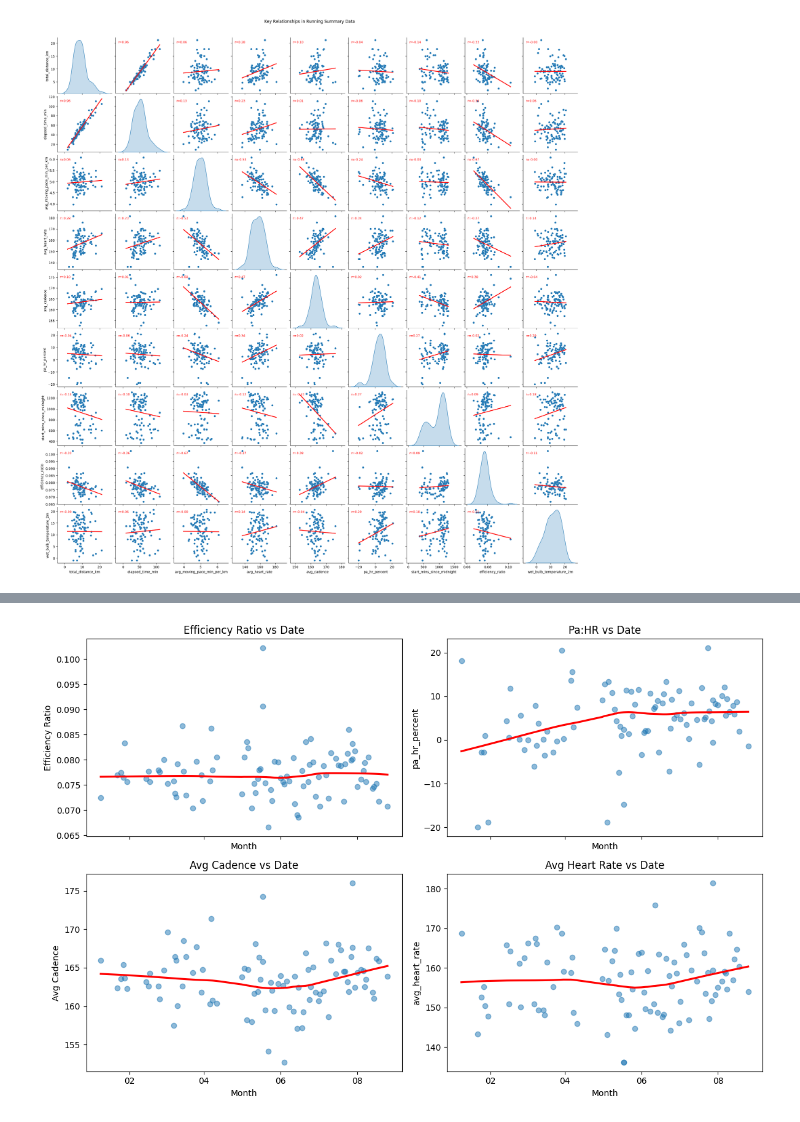
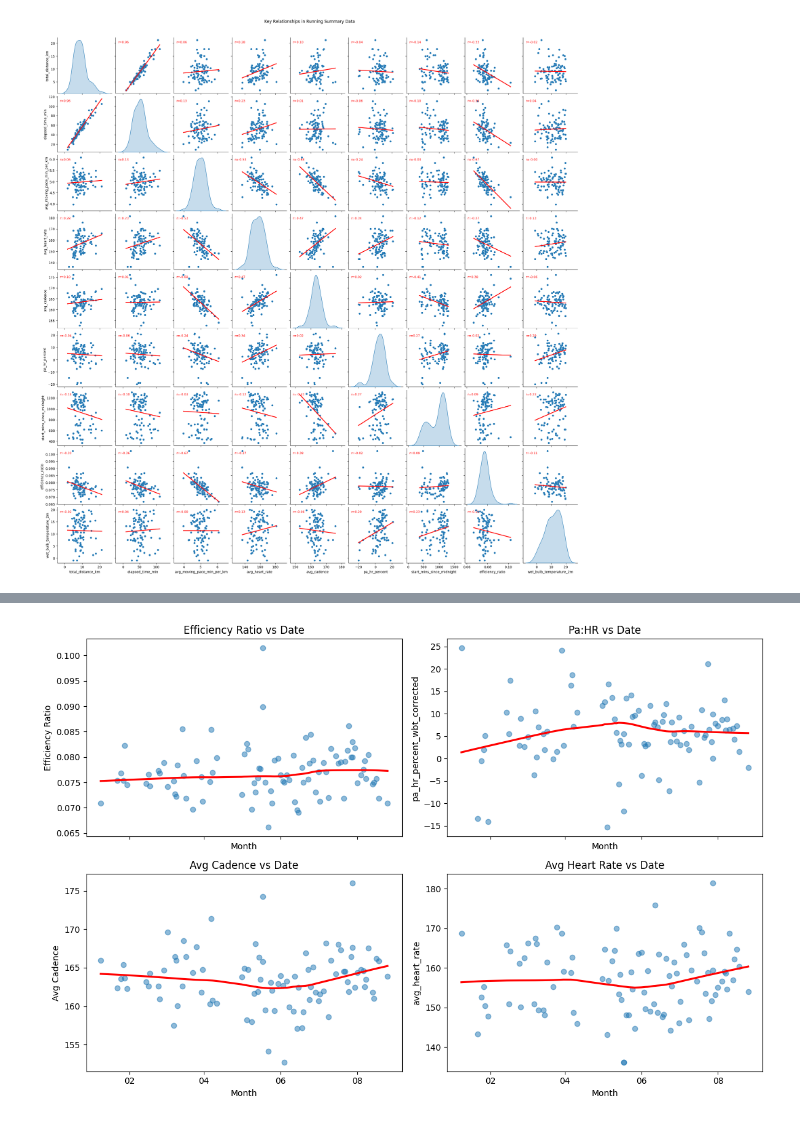
Before and after one commit to andrewt-202/sport-data-visualisation, a Jupyter notebook: sport_visualiser.ipynb, the cells around one changed output, grey strips where cells are left out. Saved outputs shown, nothing was run; the diff lists cells and outputs as text; code cells hidden in the pictures.

```diff
--- a/sport_visualiser.ipynb
+++ b/sport_visualiser.ipynb
@@ -239,7 +239,10 @@ running_summary_df["start_mins_since_midnight"] = (
 running_summary_df["efficiency_ratio"] = running_summary_df["avg_moving_speed_kmh"] / running_summary_df["avg_heart_rate"]
 running_summary_df["start_date"] = pd.to_datetime(running_summary_df["start_date"])
 running_summary_df["start_date_num"] = mdates.date2num(running_summary_df["start_date"])
-running_summary_df["end_time"] = pd.to_datetime(running_summary_df["end_time"]).dt.tz_localize("UTC")
+running_summary_df["end_time"] = pd.to_datetime(running_summary_df["end_time"])
+running_summary_df["end_time"] = running_summary_df["end_time"].dt.tz_localize("Europe/London")
+running_summary_df["end_time_utc"] = running_summary_df["end_time"].dt.tz_convert("UTC")
+
 
 
 
@@ -393,17 +471,17 @@ import matplotlib.dates as mdates
 
 
 # Ensure start_date is datetime
-running_summary_df["start_date"] = pd.to_datetime(running_summary_df["start_date"])
+running_summary_with_weather["start_date"] = pd.to_datetime(running_summary_with_weather["start_date"])
 
 # Convert dates → numeric ordinals
-running_summary_df["start_date_num"] = running_summary_df["start_date"].map(pd.Timestamp.toordinal)
+running_summary_with_weather["start_date_num"] = running_summary_with_weather["start_date"].map(pd.Timestamp.toordinal)
 
 fig, axes = plt.subplots(2, 2, figsize=(12, 8), sharex=True)
 
 # 1. Efficiency Ratio
 sns.regplot(
-    data=running_summary_df,
-    x="start_date_num", y="efficiency_ratio",
+    data=running_summary_with_weather,
+    x="start_date_num", y="efficiency_ratio_wbt_corrected",
     lowess=True, scatter_kws={"alpha": 0.5}, line_kws={"color": "red"},
     ax=axes[0,0]
 )
@@ -412,46 +490,46 @@ axes[0,0].set_ylabel("Efficiency Ratio")
 
 # 2. Pa:HR
 sns.regplot(
-    data=running_summary_df,
-    x="start_date_num", y="pa_hr_percent",
+    data=running_summary_with_weather,
+    x="start_date_num", y="pa_hr_percent_wbt_corrected",
     lowess=True, scatter_kws={"alpha": 0.5}, line_kws={"color": "red"},
     ax=axes[0,1]
 )
 axes[0,1].set_title("Pa:HR vs Date")
 
 # 3. Avg Cadence
 sns.regplot(
-    data=running_summary_df,
+    data=running_summary_with_weather,
     x="start_date_num", y="avg_cadence",
     lowess=True, scatter_kws={"alpha": 0.5}, line_kws={"color": "red"},
     ax=axes[1,0]
 )
 axes[1,0].set_title("Avg Cadence vs Date")
 axes[1,0].set_ylabel("Avg Cadence")
 
 # 4. Avg HR
 sns.regplot(
-    data=running_summary_df,
+    data=running_summary_with_weather,
     x="start_date_num", y="avg_heart_rate",
     lowess=True, scatter_kws={"alpha": 0.5}, line_kws={"color": "red"},
     ax=axes[1,1]
 )
 axes[1,1].set_title("Avg Heart Rate vs Date")
 
 # --- Shared date formatting for all x-axes ---
-date_min = running_summary_df["start_date"].min()
-date_max = running_summary_df["start_date"].max()
+date_min = running_summary_with_weather["start_date"].min()
+date_max = running_summary_with_weather["start_date"].max()
 ticks = pd.date_range(date_min, date_max, freq="2ME")
 
 for ax in axes.flat:
     ax.set_xlabel("Month")
     ax.set_xticks([d.toordinal() for d in ticks])
     ax.xaxis.set_major_formatter(mdates.DateFormatter("%m"))
 
 plt.tight_layout()
 plt.show()
 # %% [output]
-[figure, old version]
+[figure, new version]
 # %%
 order = ["Monday","Tuesday","Wednesday","Thursday","Friday","Saturday","Sunday"]
 cols = [
```
Also changed, not shown: parts of 5 cells of this notebook.
